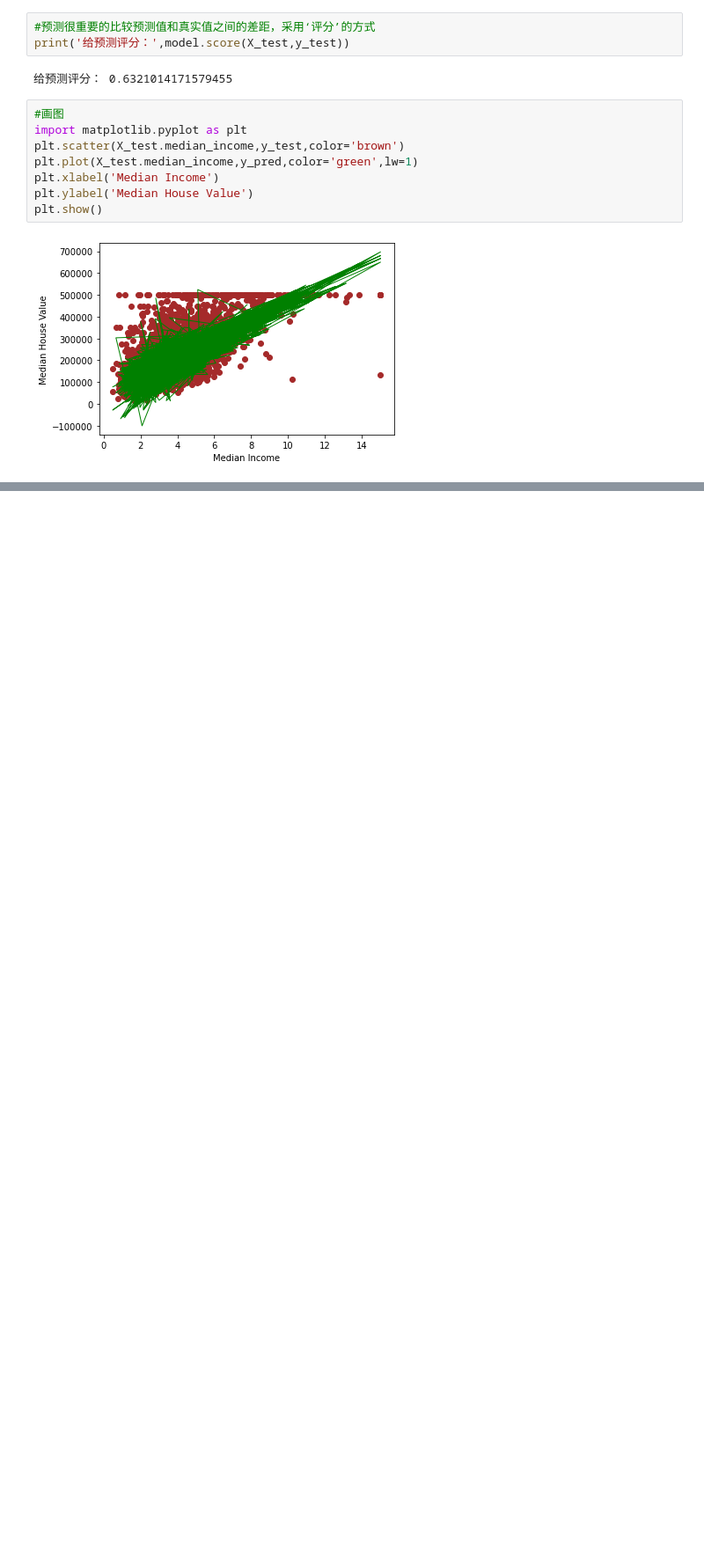
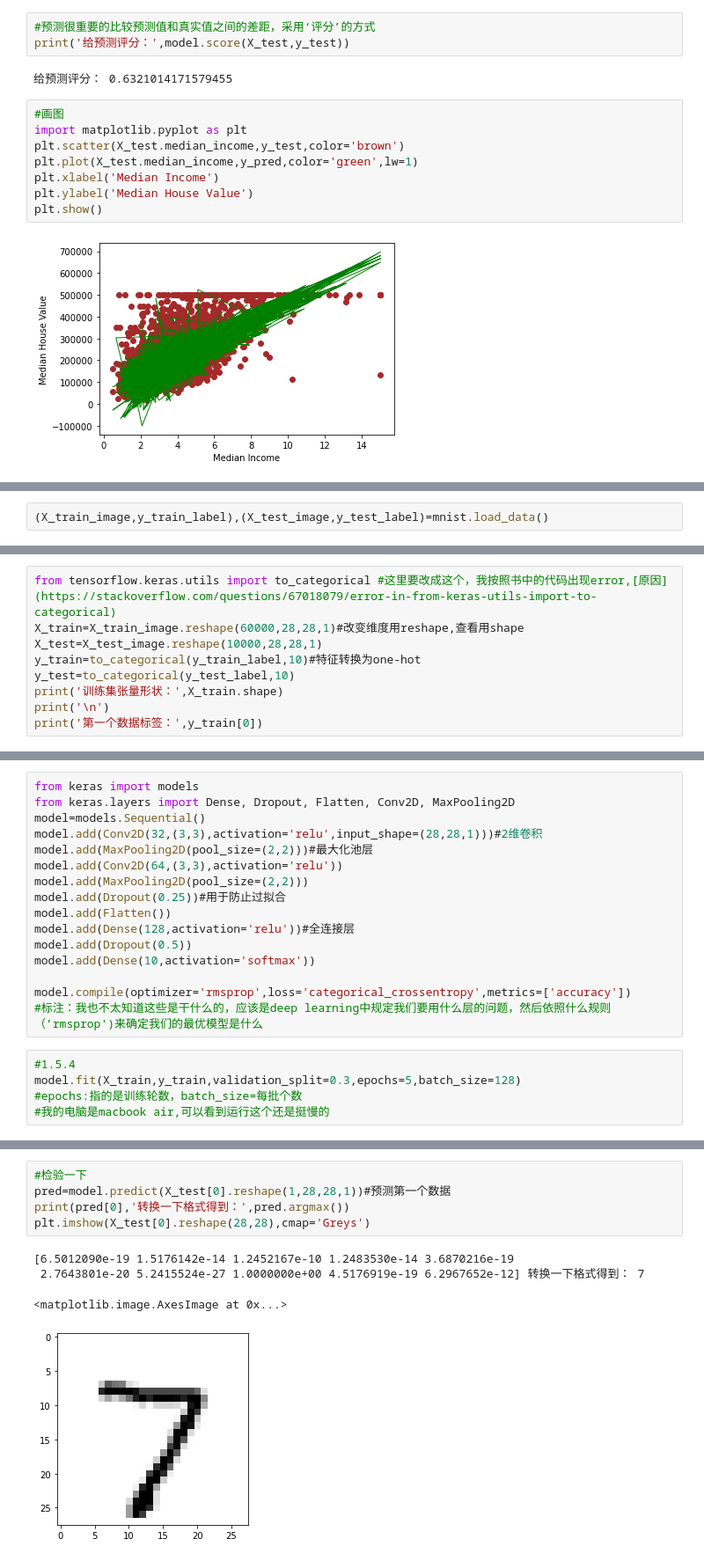
Before and after one commit to John-ye666/Learning-machine-learning-from-Zero, a Jupyter notebook: Chapter1.ipynb, the cells around one changed output, grey strips where cells are left out. Shown at 88% size. Saved outputs shown, nothing was run; the diff lists cells and outputs as text; blank space fills up the shorter version.

```diff
--- a/Chapter1.ipynb
+++ b/Chapter1.ipynb
@@ -70,0 +101,2 @@ plt.show()
+# %%
+(X_train_image,y_train_label),(X_test_image,y_test_label)=mnist.load_data()
@@ -70,0 +132,9 @@ plt.show()
+# %%
+from tensorflow.keras.utils import to_categorical #这里要改成这个，我按照书中的代码出现error,[原因](https://stackoverflow.com/questions/67018079/error-in-from-keras-utils-import-to-categorical)
+X_train=X_train_image.reshape(60000,28,28,1)#改变维度用reshape,查看用shape
+X_test=X_test_image.reshape(10000,28,28,1)
+y_train=to_categorical(y_train_label,10)#特征转换为one-hot
+y_test=to_categorical(y_test_label,10)
+print('训练集张量形状：',X_train.shape)
+print('\n')
+print('第一个数据标签：',y_train[0])
@@ -70,0 +162,21 @@ plt.show()
+# %%
+from keras import models
+from keras.layers import Dense, Dropout, Flatten, Conv2D, MaxPooling2D
+model=models.Sequential()
+model.add(Conv2D(32,(3,3),activation='relu',input_shape=(28,28,1)))#2维卷积
+model.add(MaxPooling2D(pool_size=(2,2)))#最大化池层
+model.add(Conv2D(64,(3,3),activation='relu'))
+model.add(MaxPooling2D(pool_size=(2,2)))
+model.add(Dropout(0.25))#用于防止过拟合
+model.add(Flatten())
+model.add(Dense(128,activation='relu'))#全连接层
+model.add(Dropout(0.5))
+model.add(Dense(10,activation='softmax'))
+
+model.compile(optimizer='rmsprop',loss='categorical_crossentropy',metrics=['accuracy'])
+#标注：我也不太知道这些是干什么的，应该是deep learning中规定我们要用什么层的问题，然后依照什么规则 （’rmsprop')来确定我们的最优模型是什么
+# %%
+#1.5.4
+model.fit(X_train,y_train,validation_split=0.3,epochs=5,batch_size=128)
+#epochs:指的是训练轮数，batch_size=每批个数
+#我的电脑是macbook air,可以看到运行这个还是挺慢的
@@ -70,0 +206,10 @@ plt.show()
+# %%
+#检验一下
+pred=model.predict(X_test[0].reshape(1,28,28,1))#预测第一个数据
+print(pred[0],'转换一下格式得到：',pred.argmax())
+plt.imshow(X_test[0].reshape(28,28),cmap='Greys')
+# %% [output]
+[6.5012090e-19 1.5176142e-14 1.2452167e-10 1.2483530e-14 3.6870216e-19
+ 2.7643801e-20 5.2415524e-27 1.0000000e+00 4.5176919e-19 6.2967652e-12] 转换一下格式得到： 7
+<matplotlib.image.AxesImage at 0x...>
+[figure, added]
```
Also changed, not shown: parts of 27 cells of this notebook.
